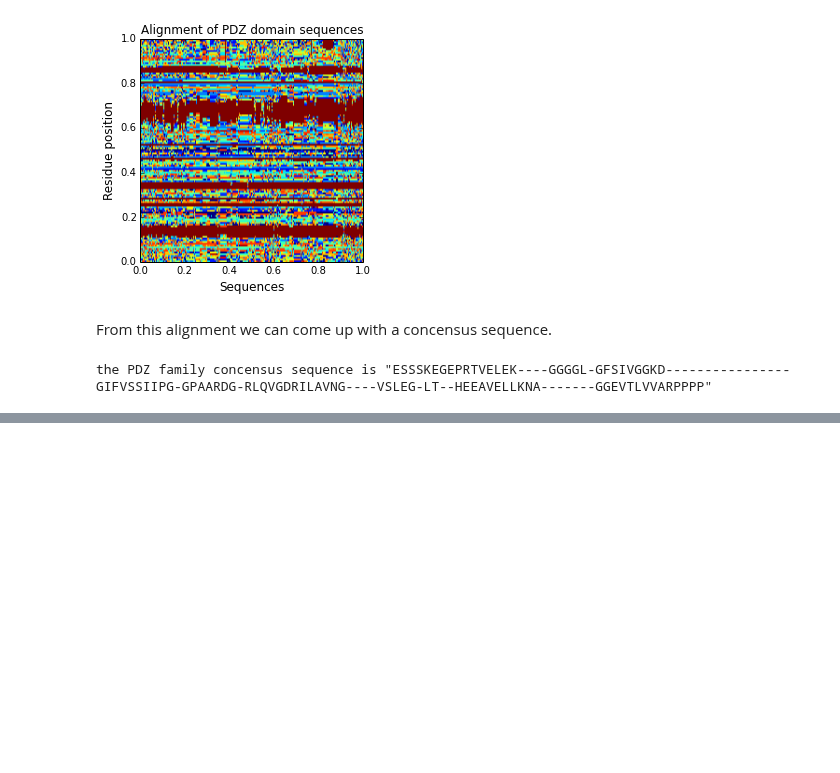
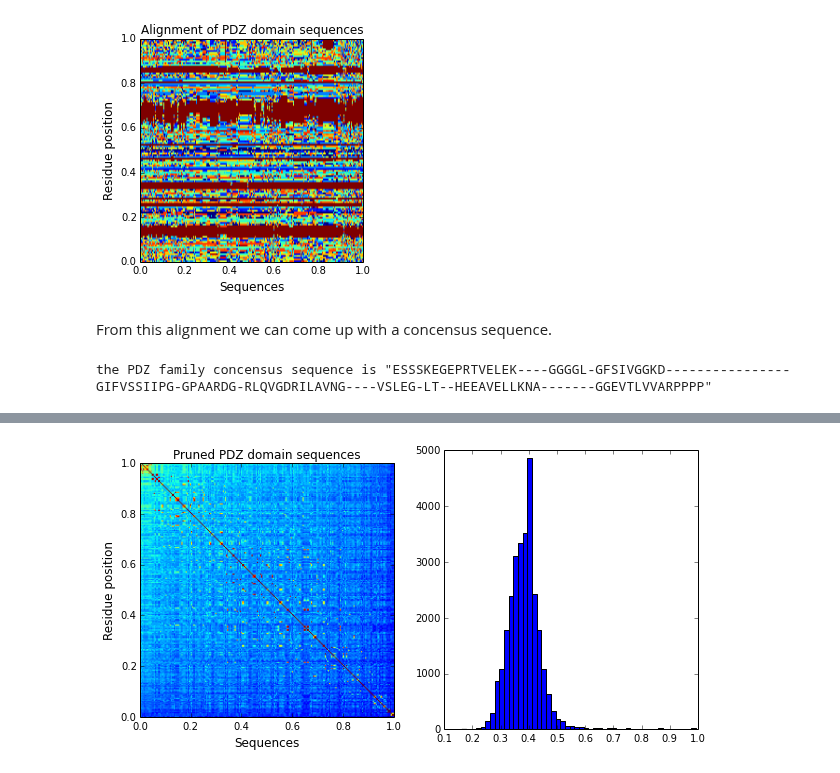
Before and after one commit to kmdalton/scaled, a Jupyter notebook: pyscaTutorial.ipynb, the cells around one changed output, grey strips where cells are left out. Saved outputs shown, nothing was run; the diff lists cells and outputs as text; code cells hidden in the pictures; blank space fills up the shorter version.

Commit message:
Updating pysca tutorial

```diff
--- a/pyscaTutorial.ipynb
+++ b/pyscaTutorial.ipynb
@@ -23,18 +23,18 @@ import numpy as np
 from copy import deepcopy
 from time import time
 from multiprocessing import cpu_count
-
 # debug is on for testing of this tutoriial
-debug = 1
+debugmode = 1
 
 # Change working directory if you're not running this ipython notebook from the location of pysca
 # In the future, add error clause to warn user to move directories to where they extracted pysca
-# os.chdir("C:/Users/Alexandre/Google Drive/KCresearch/MreB/Sequence/sca/pysca/")
-if debuug:
+os.chdir("C:/Users/Alexandre/Google Drive/KCresearch/MreB/Sequence/sca/pysca/")
+import fullmsa
+if debugmode:
     reload(fullmsa)
-
 # Import some custom c libraries -- makes things fast.
 import pinfwrapper
+import jointwrapper
 # %% [markdown]
 Now we want to convert every residue in the alignment matrix to a corresponding number. To do so we arbitrarily assign a unique number (0-19) for all 20 amino acids. The number 20 represents a blank character "-" usedd to represent a gap in the alignent.
 
@@ -78,0 +105,16 @@ the PDZ pruned family concensus sequence is "ESSSKEGEPRTVELEKGGGGLGFSIVGGKDGIFVS
+# %%
+if debugmode:
+    reload(fullmsa)
+M = fullmsa.simseq(aamtx)
+
+f,(ax1,ax2) = subplots(1,2,figsize=[10,5])
+ax1.imshow(M,extent=[0,1,0,1])
+ax1.set_xlabel('Sequences', size=12)
+ax1.set_ylabel('Residue position', size=12)
+ax1.set_title('Pruned PDZ domain sequences', size=12)
+
+Mv = np.reshape(np.triu(M,1),np.triu(M,1).size)
+Mv = Mv[nonzero(Mv)]
+n, b, p = ax2.hist(Mv,50)
+# %% [output]
+[figure, added]
```
Also changed, not shown: parts of 13 cells of this notebook.
